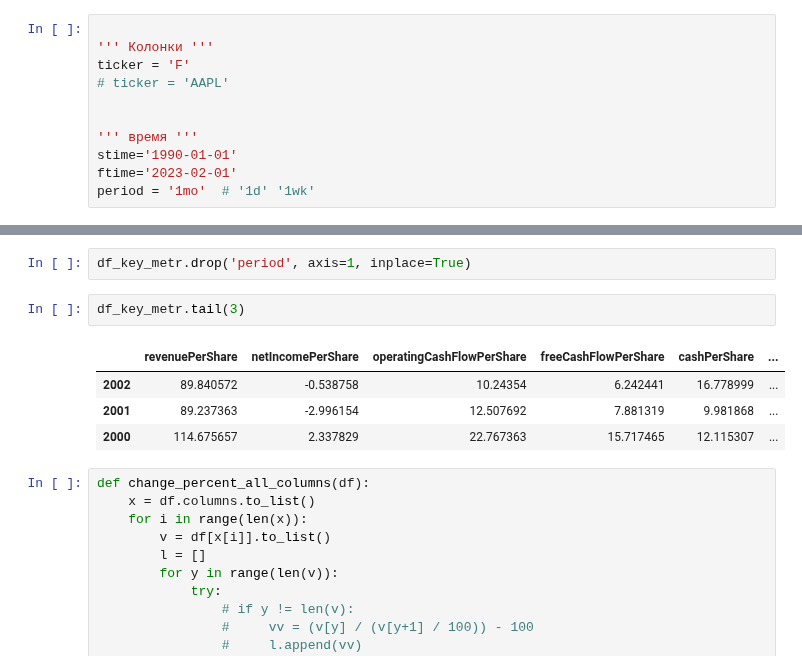
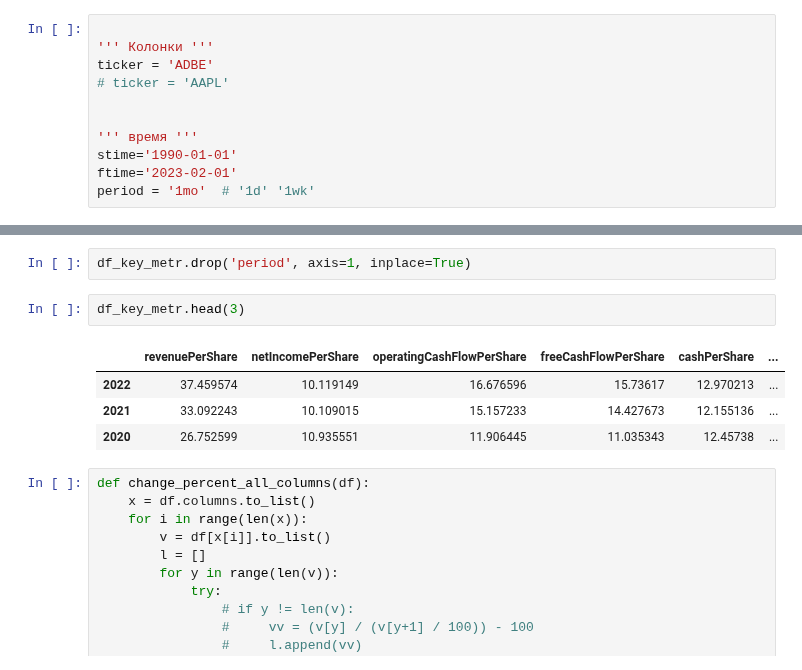
Before and after one commit to ChapnesAl/Tinkoff_Investment, a Jupyter notebook: lessons_and_tests/find_strs/fundamential/fa_module.ipynb, the cells around one changed output, grey strips where cells are left out. Drawn from its saved outputs; the diff is of its cells as text.

```diff
--- a/lessons_and_tests/find_strs/fundamential/fa_module.ipynb
+++ b/lessons_and_tests/find_strs/fundamential/fa_module.ipynb
@@ -20,7 +20,7 @@ data
 # %%
 
 ''' Колонки '''
-ticker = 'F'
+ticker = 'ADBE'
 # ticker = 'AAPL'
 
 
@@ -162,12 +162,12 @@ df_key_metr[ticker] = list(stock_year_prices)
 # %%
 df_key_metr.drop('period', axis=1, inplace=True)
 # %%
-df_key_metr.tail(3)
+df_key_metr.head(3)
 # %% [output]
 |  | revenuePerShare | netIncomePerShare | operatingCashFlowPerShare | freeCashFlowPerShare | cashPerShare | ... |
-| 2002 | 89.840572 | -0.538758 | 10.24354 | 6.242441 | 16.778999 | ... |
-| 2001 | 89.237363 | -2.996154 | 12.507692 | 7.881319 | 9.981868 | ... |
-| 2000 | 114.675657 | 2.337829 | 22.767363 | 15.717465 | 12.115307 | ... |
+| 2022 | 37.459574 | 10.119149 | 16.676596 | 15.73617 | 12.970213 | ... |
+| 2021 | 33.092243 | 10.109015 | 15.157233 | 14.427673 | 12.155136 | ... |
+| 2020 | 26.752599 | 10.935551 | 11.906445 | 11.035343 | 12.45738 | ... |
 # %%
 def change_percent_all_columns(df):
     x = df.columns.to_list()
```
Also changed, not shown: parts of 10 cells of this notebook, 2 other files.
